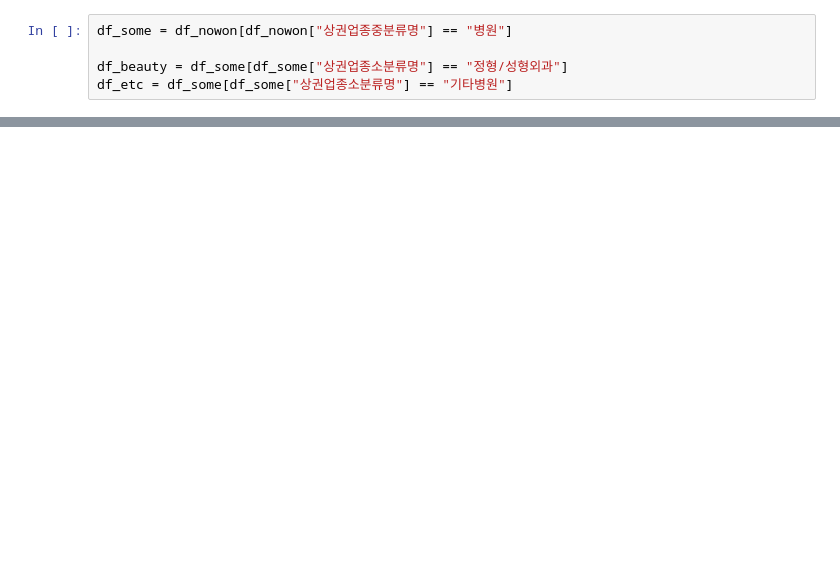
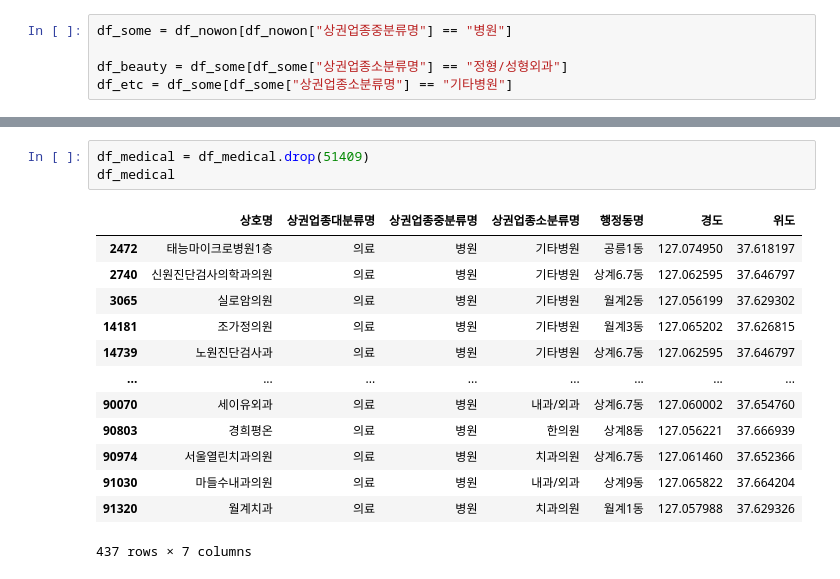
Before and after one commit to seoyoungSohn/CapstoneDesign1, a Jupyter notebook: old_infra/병원 데이터 전처리.ipynb, the cells around one changed output, grey strips where cells are left out. Drawn from its saved outputs; the diff is of its cells as text; blank space fills up the shorter version.

```diff
--- a/old_infra/병원 데이터 전처리.ipynb
+++ b/old_infra/병원 데이터 전처리.ipynb
@@ -98,0 +132,17 @@ Name: 행정동명, dtype: int64
+# %%
+df_medical = df_medical.drop(51409)
+df_medical
+# %% [output]
+|  | 상호명 | 상권업종대분류명 | 상권업종중분류명 | 상권업종소분류명 | 행정동명 | 경도 | 위도 |
+| 2472 | 태능마이크로병원1층 | 의료 | 병원 | 기타병원 | 공릉1동 | 127.074950 | 37.618197 |
+| 2740 | 신원진단검사의학과의원 | 의료 | 병원 | 기타병원 | 상계6.7동 | 127.062595 | 37.646797 |
+| 3065 | 실로암의원 | 의료 | 병원 | 기타병원 | 월계2동 | 127.056199 | 37.629302 |
+| 14181 | 조가정의원 | 의료 | 병원 | 기타병원 | 월계3동 | 127.065202 | 37.626815 |
+| 14739 | 노원진단검사과 | 의료 | 병원 | 기타병원 | 상계6.7동 | 127.062595 | 37.646797 |
+| ... | ... | ... | ... | ... | ... | ... | ... |
+| 90070 | 세이유외과 | 의료 | 병원 | 내과/외과 | 상계6.7동 | 127.060002 | 37.654760 |
+| 90803 | 경희평온 | 의료 | 병원 | 한의원 | 상계8동 | 127.056221 | 37.666939 |
+| 90974 | 서울열린치과의원 | 의료 | 병원 | 치과의원 | 상계6.7동 | 127.061460 | 37.652366 |
+| 91030 | 마들수내과의원 | 의료 | 병원 | 내과/외과 | 상계9동 | 127.065822 | 37.664204 |
+| 91320 | 월계치과 | 의료 | 병원 | 치과의원 | 월계1동 | 127.057988 | 37.629326 |
+437 rows × 7 columns
```
Also changed, not shown: parts of 11 cells of this notebook, 2 other files.
